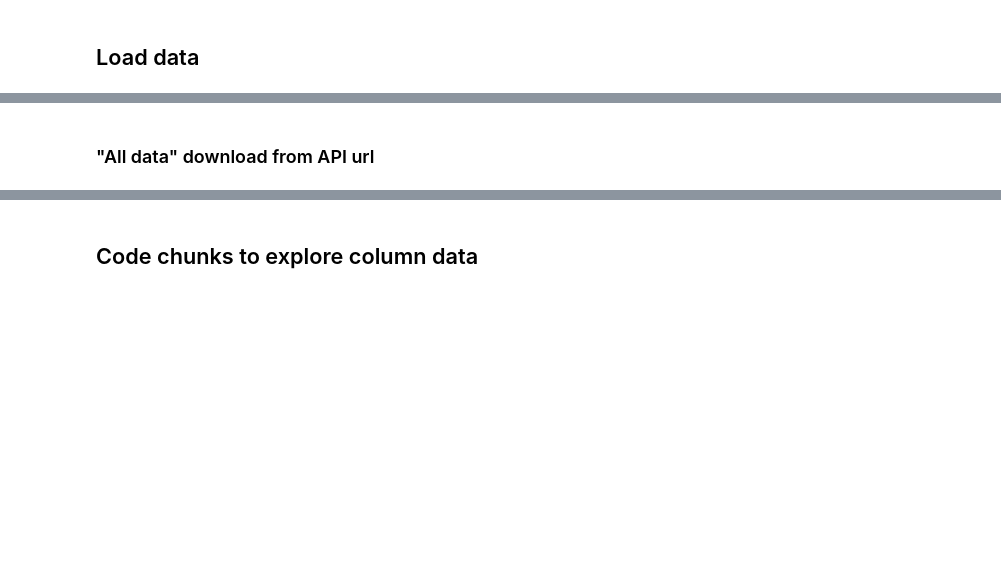
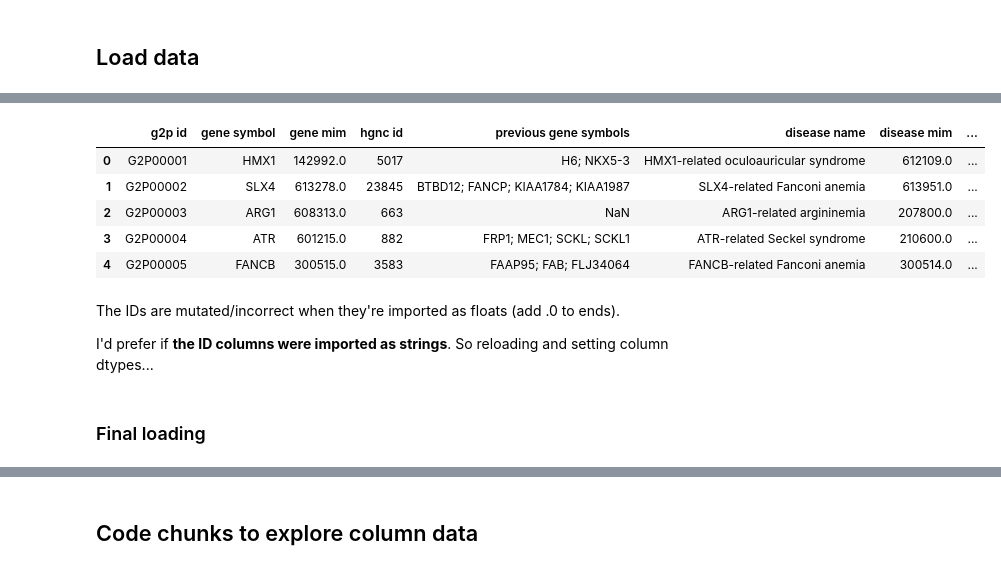
Before and after one commit to NCATSTranslator/translator-ingests, a Jupyter notebook: src/translator_ingest/ingests/gene2phenotype/data-playground.ipynb, the cells around one changed output, grey strips where cells are left out. Drawn from its saved outputs; the diff is of its cells as text; code cells hidden in the pictures; blank space fills up the shorter version.

Commit message:
gene2phenotype: clean up, update EDA notebook

```diff
--- a/src/translator_ingest/ingests/gene2phenotype/data-playground.ipynb
+++ b/src/translator_ingest/ingests/gene2phenotype/data-playground.ipynb
@@ -32,13 +28,11 @@ pd.options.display.max_columns = None
 # %%
-## pandas downloading file from URL: works, a little slow
+## takes ~3s
 
-df_url_all = pd.read_csv("https://www.ebi.ac.uk/gene2phenotype/api/panel/all/download/",
-                         dtype=str)
+df_url_all = pd.read_csv("https://www.ebi.ac.uk/gene2phenotype/api/panel/all/download/")
 # %%
-df_url_all.columns = df_url_all.columns.str.replace(" ", "_")
+# df_url_all.columns = df_url_all.columns.str.replace(" ", "_")
 
 df_url_all.info(memory_usage="deep")
-## the numbers are the same as df_merged and df_option_all
 # %% [output]
 <class 'pandas.core.frame.DataFrame'>
 RangeIndex: 3826 entries, 0 to 3825
@@ -166,3 +54,16 @@ True
-# %% [markdown]
-### "All data" download from API url
+# %%
+df_url_all.head()
+# %% [output]
+|  | g2p id | gene symbol | gene mim | hgnc id | previous gene symbols | disease name | disease mim | ... |
+| 0 | G2P00001 | HMX1 | 142992.0 | 5017 | H6; NKX5-3 | HMX1-related oculoauricular syndrome | 612109.0 | ... |
+| 1 | G2P00002 | SLX4 | 613278.0 | 23845 | BTBD12; FANCP; KIAA1784; KIAA1987 | SLX4-related Fanconi anemia | 613951.0 | ... |
+| 2 | G2P00003 | ARG1 | 608313.0 | 663 | NaN | ARG1-related argininemia | 207800.0 | ... |
+| 3 | G2P00004 | ATR | 601215.0 | 882 | FRP1; MEC1; SCKL; SCKL1 | ATR-related Seckel syndrome | 210600.0 | ... |
+| 4 | G2P00005 | FANCB | 300515.0 | 3583 | FAAP95; FAB; FLJ34064 | FANCB-related Fanconi anemia | 300514.0 | ... |
+# %% [markdown]
+The IDs are mutated/incorrect when they're imported as floats (add .0 to ends).
+
+I'd prefer if **the ID columns were imported as strings**. So reloading and setting column dtypes...
+# %% [markdown]
+### Final loading
 # %%
```
Also changed, not shown: parts of 63 cells of this notebook.
